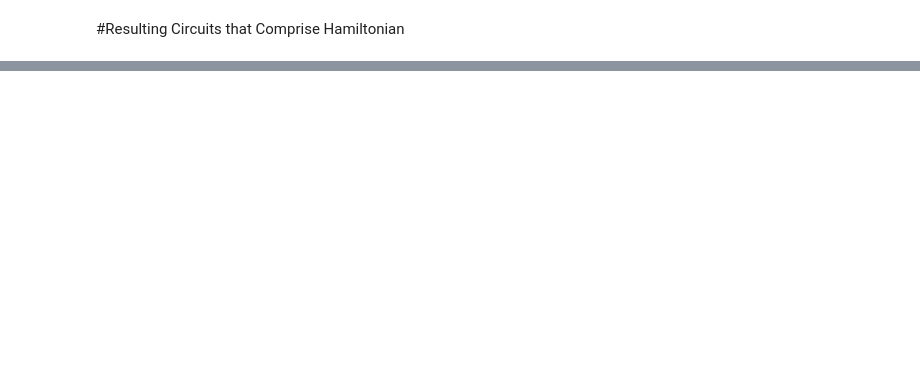
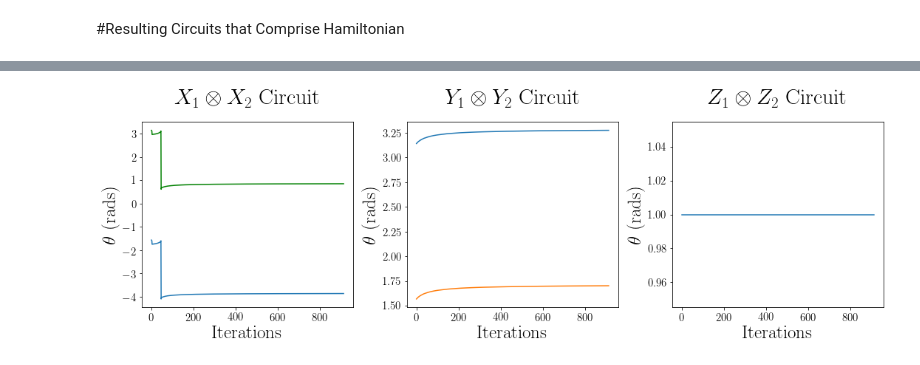
Before and after one commit to enriqueasegura/Quantum-X, a Jupyter notebook: QC_Task_VQE.ipynb, the cells around one changed output, grey strips where cells are left out. Saved outputs shown, nothing was run; the diff lists cells and outputs as text; code cells hidden in the pictures; blank space fills up the shorter version.

```diff
--- a/QC_Task_VQE.ipynb
+++ b/QC_Task_VQE.ipynb
@@ -462,0 +459,36 @@ ZZ Circuit:
+# %%
+plt.figure(figsize=(15,5))
+
+plt.subplot(131)
+
+plt.plot(test_optimization[0], color='green')
+plt.plot(test_optimization[1])
+plt.tick_params(axis='both', labelsize=15)
+plt.xlabel('Iterations', fontsize=25)
+plt.ylabel(r'$\theta$ (rads)', fontsize=25)
+
+plt.title(r'$X_1 \otimes X_2$ Circuit', fontsize=30)
+
+plt.subplot(132)
+
+plt.plot(test_optimization[2])
+plt.plot(test_optimization[3])
+plt.tick_params(axis='both', labelsize=15)
+
+plt.xlabel('Iterations', fontsize=25)
+plt.ylabel(r'$\theta$ (rads)', fontsize=25)
+
+plt.title(r'$Y_1 \otimes Y_2$ Circuit', fontsize=30)
+
+plt.subplot(133)
+
+plt.title(r'$Z_1 \otimes Z_2$ Circuit', fontsize=30)
+plt.plot(test_optimization[4])
+plt.tick_params(axis='both', labelsize=15)
+
+plt.xlabel('Iterations', fontsize=25)
+plt.ylabel(r'$\theta$ (rads)', fontsize=25)
+
+plt.tight_layout()
+# %% [output]
+[figure, added]
```
Also changed, not shown: parts of 11 cells of this notebook.
